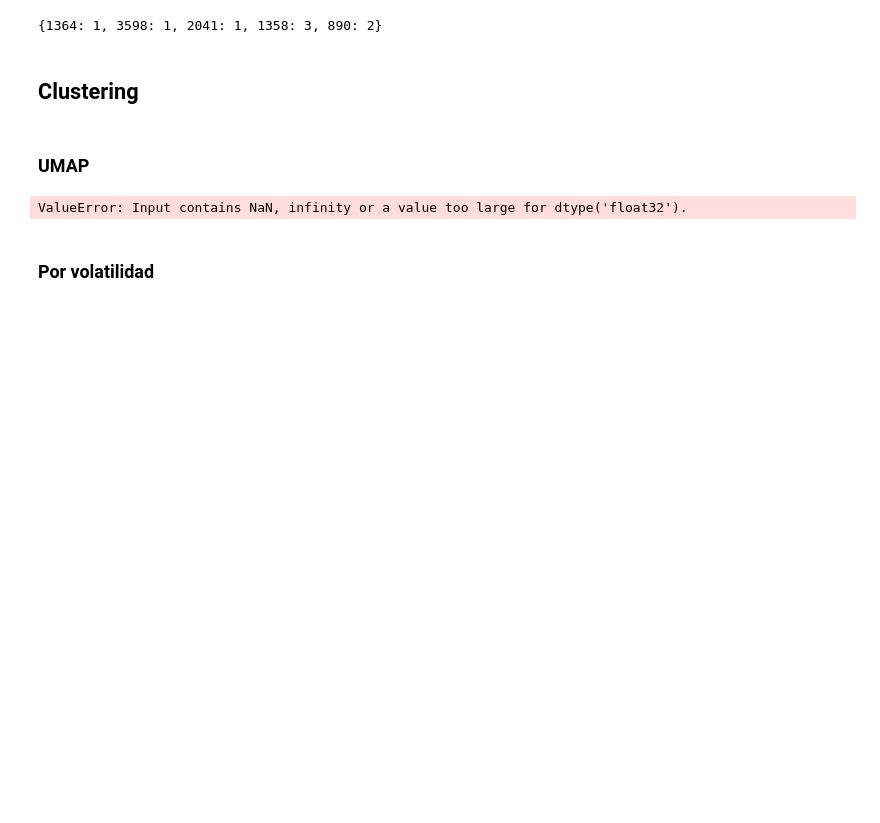
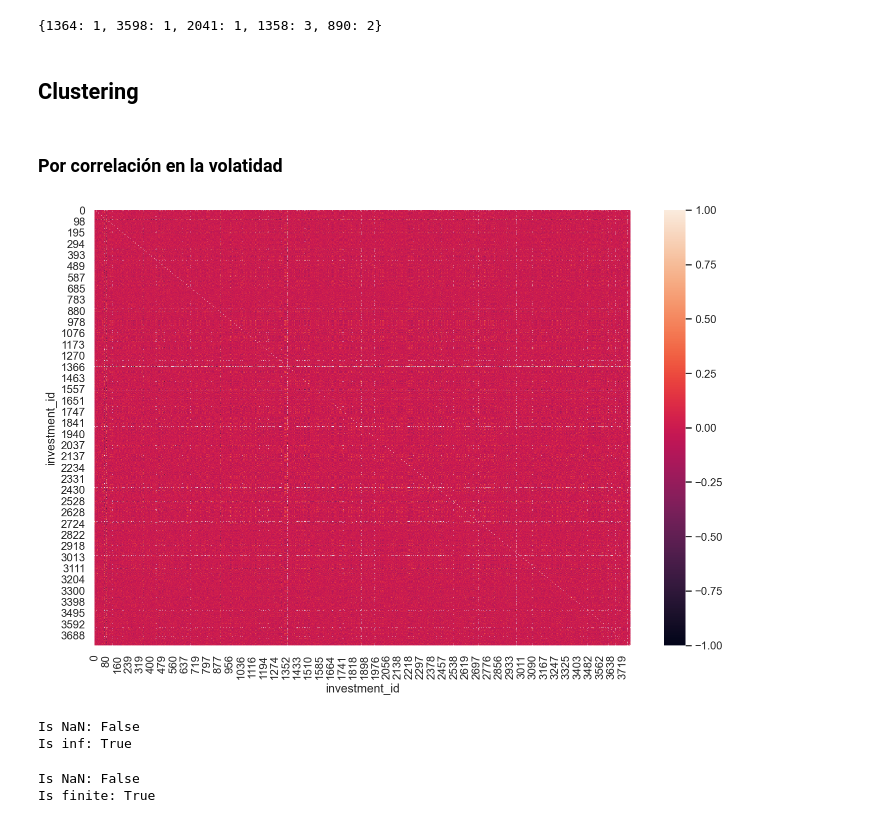
Before and after one commit to datacubeR/ubiquant, a Jupyter notebook: notebooks/EDA_Target.ipynb, the cells around one changed output. Cells and saved outputs as stored; diff of their text form; code cells hidden in the pictures; blank space fills up the shorter version.

```diff
--- a/notebooks/EDA_Target.ipynb
+++ b/notebooks/EDA_Target.ipynb
@@ -155,16 +156,12 @@ dificiles
 {1364: 1, 3598: 1, 2041: 1, 1358: 3, 890: 2}
 # %% [markdown]
 ## Clustering
-# %% [markdown]
-### UMAP
-# %%
-# TODO:
-import umap
-
-reducer = umap.UMAP(n_components = 3)
-# El problema son los NaNs
-embedding = reducer.fit_transform(returns)
-# %% [output]
-ValueError: Input contains NaN, infinity or a value too large for dtype('float32').
-# %% [markdown]
-### Por volatilidad
+# %% [markdown]
+### Por correlación en la volatidad
+# %%
+# TODO:
+sns.set(rc={'figure.figsize':(12,8)})
+returns_corr = returns.corr()
+ax = sns.heatmap(returns_corr) # Se ven algunas con alta correlación
+# %% [output]
+[figure, added]
@@ -170,0 +171,6 @@ ValueError: Input contains NaN, infinity or a value too large for dtype('float32
+# %%
+print("Is NaN:", np.any(np.isnan(returns_corr.values)))
+print("Is inf:", np.all(np.isfinite(returns_corr.values)))
+# %% [output]
+Is NaN: False
+Is inf: True
@@ -170,0 +181,6 @@ ValueError: Input contains NaN, infinity or a value too large for dtype('float32
+# %%
+print("Is NaN:", np.any(np.isnan(returns_corr.values)))
+print("Is finite:", np.all(np.isfinite(returns_corr.values)))
+# %% [output]
+Is NaN: False
+Is finite: True
```
Also changed, not shown: parts of 6 cells of this notebook.
